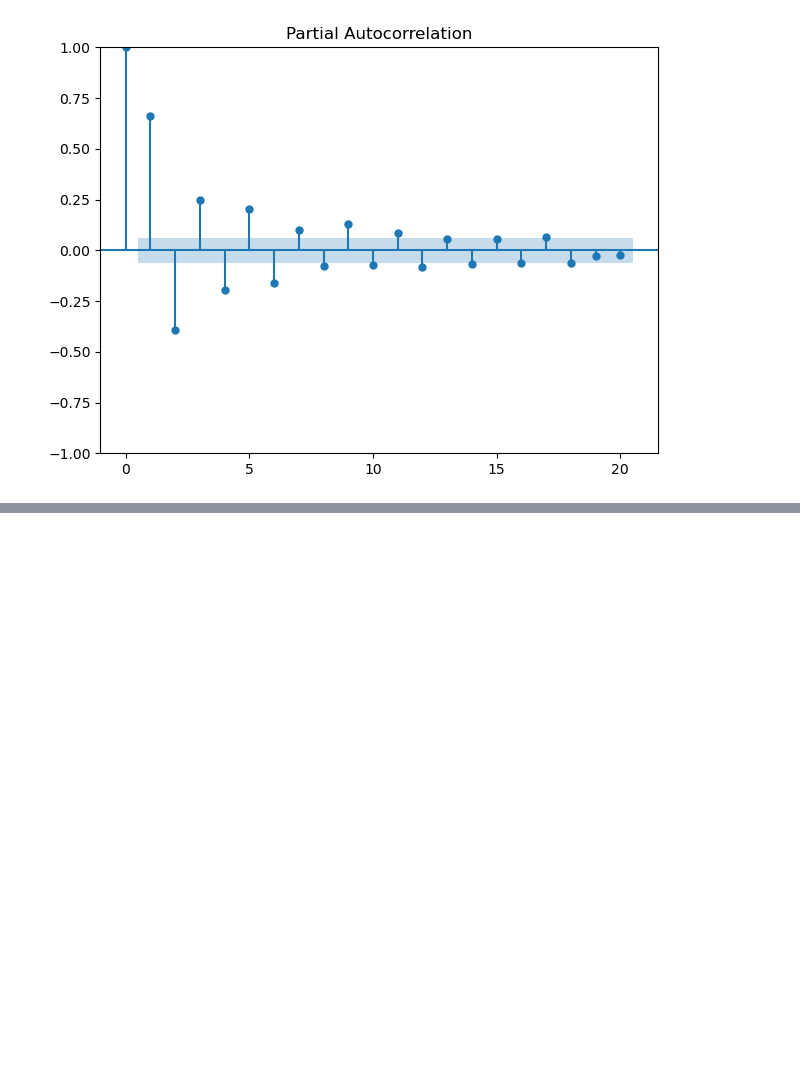
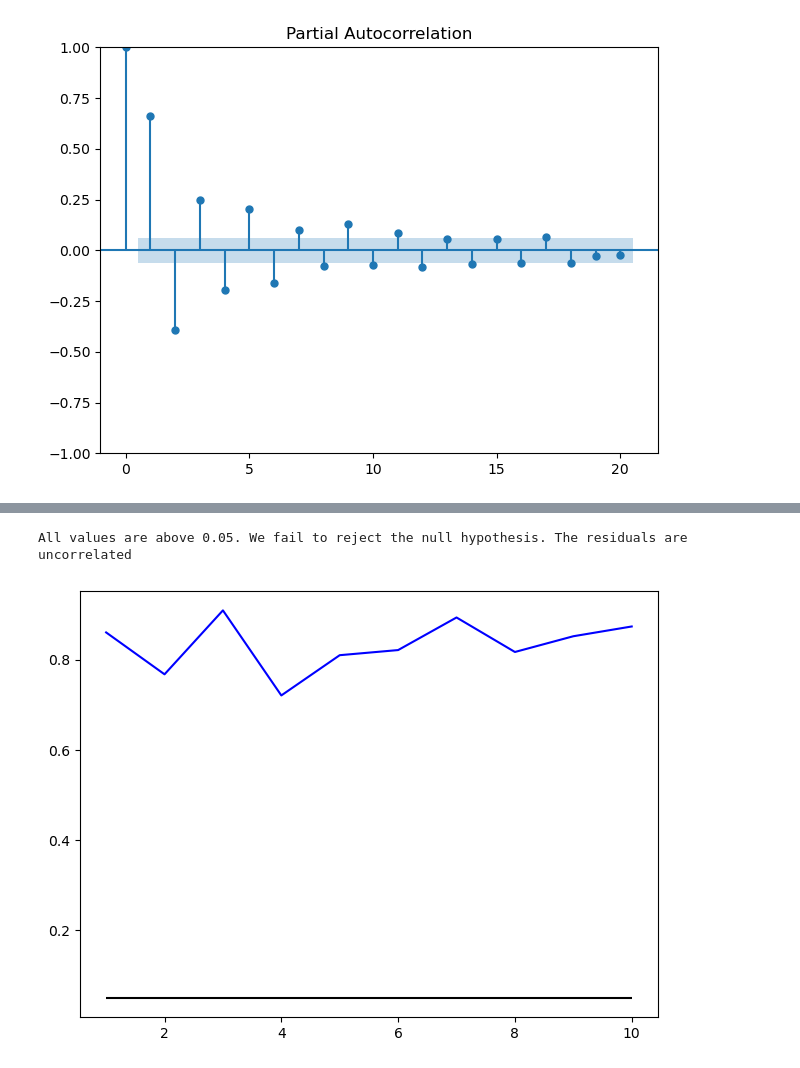
Before and after one commit to tharani001/TimeSeriesForecasting, a Jupyter notebook: ARIMA-forecasting/ARMA-Process.ipynb, the cells around one changed output, grey strips where cells are left out. Cells and saved outputs as stored; diff of their text form; code cells hidden in the pictures; blank space fills up the shorter version.

```diff
--- a/ARIMA-forecasting/ARMA-Process.ipynb
+++ b/ARIMA-forecasting/ARMA-Process.ipynb
@@ -169,0 +137,24 @@ lb_pvalue
+# %%
+def ljung_box_test(residuals, is_seasonal, period):
+
+    if is_seasonal:
+        lb_df = acorr_ljungbox(residuals, period=period)
+    else:
+        max_lag = min([10, len(residuals)/5])
+
+        lb_df = acorr_ljungbox(residuals, np.arange(1, max_lag+1, 1))
+
+    fig, ax = plt.subplots()
+    ax.plot(lb_df['lb_pvalue'], 'b-', label='p-values')
+    ax.hlines(y=0.05, xmin=1, xmax=len(lb_df), color='black')
+    plt.tight_layout()
+
+    if all(pvalue > 0.05 for pvalue in lb_df['lb_pvalue']):
+        print('All values are above 0.05. We fail to reject the null hypothesis. The residuals are uncorrelated')
+    else:
+        print('One p-value is smaller than 0.05')
+# %%
+ljung_box_test(residuals, False, None)
+# %% [output]
+All values are above 0.05. We fail to reject the null hypothesis. The residuals are uncorrelated
+[figure, added]
```
Also changed, not shown: parts of 14 cells of this notebook.
